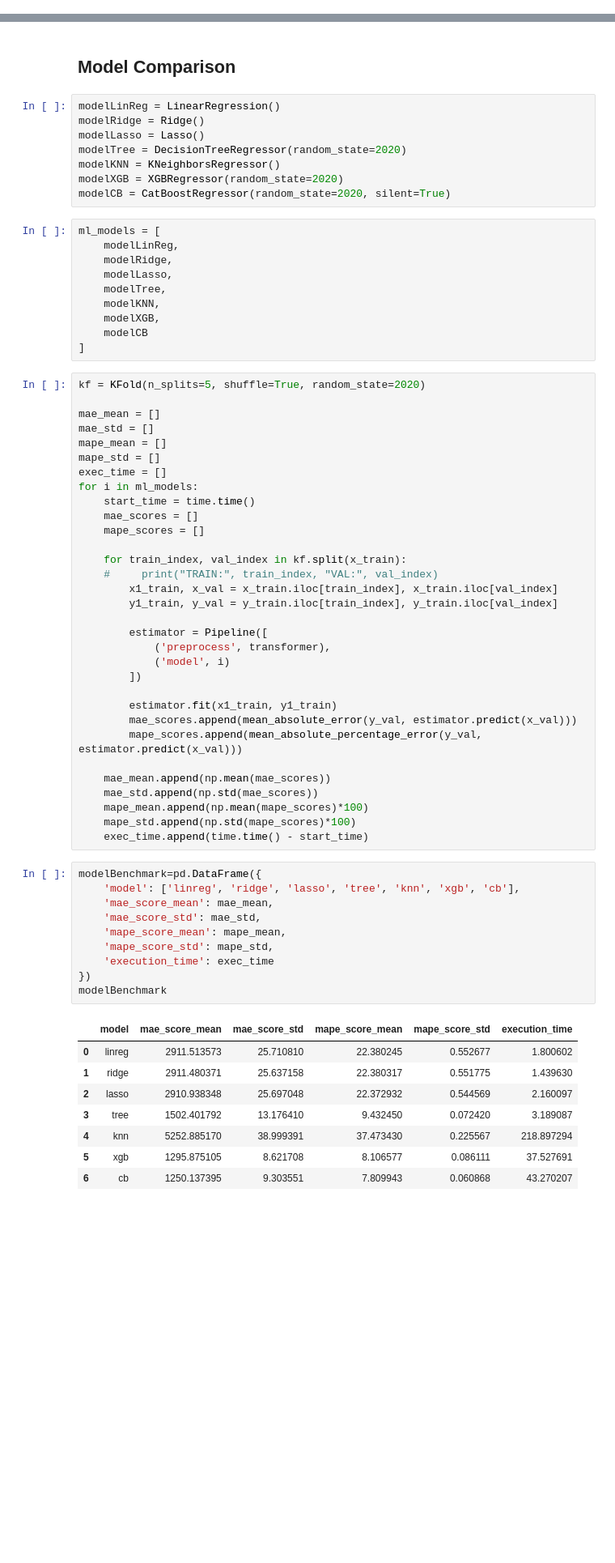
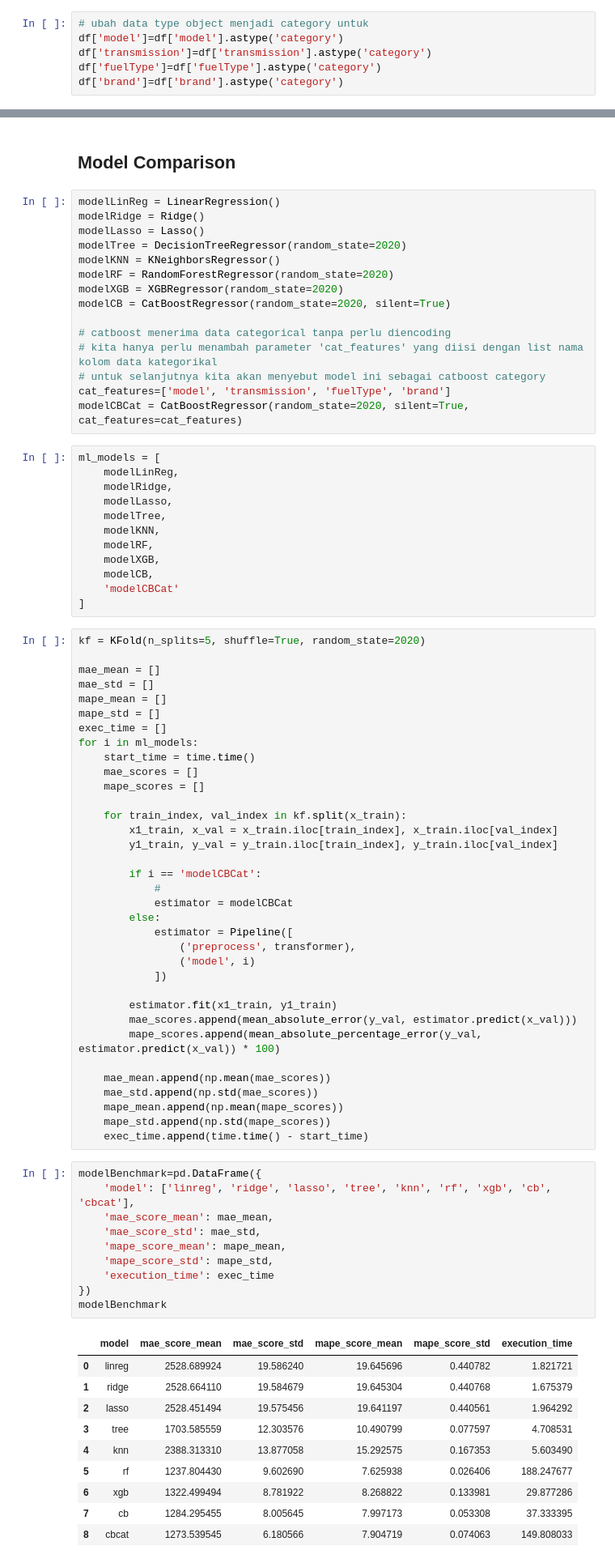
Before and after one commit to riensa/used_car_price_prediction, a Jupyter notebook: 02 Preprocessing.ipynb, the cells around one changed output, grey strips where cells are left out. Shown at 81% size. Saved outputs shown, nothing was run; the diff lists cells and outputs as text; blank space fills up the shorter version.

Commit message:
model benchmark

```diff
--- a/02 Preprocessing.ipynb
+++ b/02 Preprocessing.ipynb
@@ -267,0 +270,6 @@ transformer = ColumnTransformer([
+# %%
+# ubah data type object menjadi category untuk
+df['model']=df['model'].astype('category')
+df['transmission']=df['transmission'].astype('category')
+df['fuelType']=df['fuelType'].astype('category')
+df['brand']=df['brand'].astype('category')
@@ -284,8 +312,15 @@ modelRidge = Ridge()
 modelLasso = Lasso()
 modelTree = DecisionTreeRegressor(random_state=2020)
 modelKNN = KNeighborsRegressor()
+modelRF = RandomForestRegressor(random_state=2020)
 modelXGB = XGBRegressor(random_state=2020)
 modelCB = CatBoostRegressor(random_state=2020, silent=True)
+
+# catboost menerima data categorical tanpa perlu diencoding
+# kita hanya perlu menambah parameter 'cat_features' yang diisi dengan list nama kolom data kategorikal
+# untuk selanjutnya kita akan menyebut model ini sebagai catboost category
+cat_features=['model', 'transmission', 'fuelType', 'brand']
+modelCBCat = CatBoostRegressor(random_state=2020, silent=True, cat_features=cat_features)
 # %%
 ml_models = [
     modelLinReg,
@@ -293,8 +328,10 @@ ml_models = [
     modelLasso,
     modelTree,
     modelKNN,
+    modelRF,
     modelXGB,
-    modelCB
+    modelCB,
+    'modelCBCat'
 ]
 # %%
 kf = KFold(n_splits=5, shuffle=True, random_state=2020)
@@ -310,40 +347,45 @@ for i in ml_models:
     mape_scores = []
 
     for train_index, val_index in kf.split(x_train):
-    #     print("TRAIN:", train_index, "VAL:", val_index)
         x1_train, x_val = x_train.iloc[train_index], x_train.iloc[val_index]
         y1_train, y_val = y_train.iloc[train_index], y_train.iloc[val_index]
 
-        estimator = Pipeline([
-            ('preprocess', transformer),
-            ('model', i)
-        ])
+        if i == 'modelCBCat':
+            #
+            estimator = modelCBCat
+        else:
+            estimator = Pipeline([
+                ('preprocess', transformer),
+                ('model', i)
+            ])
 
         estimator.fit(x1_train, y1_train)
         mae_scores.append(mean_absolute_error(y_val, estimator.predict(x_val)))
-        mape_scores.append(mean_absolute_percentage_error(y_val, estimator.predict(x_val)))
+        mape_scores.append(mean_absolute_percentage_error(y_val, estimator.predict(x_val)) * 100)
 
     mae_mean.append(np.mean(mae_scores))
     mae_std.append(np.std(mae_scores))
-    mape_mean.append(np.mean(mape_scores)*100)
-    mape_std.append(np.std(mape_scores)*100)
+    mape_mean.append(np.mean(mape_scores))
+    mape_std.append(np.std(mape_scores))
     exec_time.append(time.time() - start_time)
 # %%
 modelBenchmark=pd.DataFrame({
-    'model': ['linreg', 'ridge', 'lasso', 'tree', 'knn', 'xgb', 'cb'],
+    'model': ['linreg', 'ridge', 'lasso', 'tree', 'knn', 'rf', 'xgb', 'cb', 'cbcat'],
     'mae_score_mean': mae_mean,
     'mae_score_std': mae_std,
     'mape_score_mean': mape_mean,
     'mape_score_std': mape_std,
     'execution_time': exec_time
 })
 modelBenchmark
 # %% [output]
 |  | model | mae_score_mean | mae_score_std | mape_score_mean | mape_score_std | execution_time |
-| 0 | linreg | 2911.513573 | 25.710810 | 22.380245 | 0.552677 | 1.800602 |
-| 1 | ridge | 2911.480371 | 25.637158 | 22.380317 | 0.551775 | 1.439630 |
-| 2 | lasso | 2910.938348 | 25.697048 | 22.372932 | 0.544569 | 2.160097 |
-| 3 | tree | 1502.401792 | 13.176410 | 9.432450 | 0.072420 | 3.189087 |
-| 4 | knn | 5252.885170 | 38.999391 | 37.473430 | 0.225567 | 218.897294 |
-| 5 | xgb | 1295.875105 | 8.621708 | 8.106577 | 0.086111 | 37.527691 |
-| 6 | cb | 1250.137395 | 9.303551 | 7.809943 | 0.060868 | 43.270207 |
+| 0 | linreg | 2528.689924 | 19.586240 | 19.645696 | 0.440782 | 1.821721 |
+| 1 | ridge | 2528.664110 | 19.584679 | 19.645304 | 0.440768 | 1.675379 |
+| 2 | lasso | 2528.451494 | 19.575456 | 19.641197 | 0.440561 | 1.964292 |
+| 3 | tree | 1703.585559 | 12.303576 | 10.490799 | 0.077597 | 4.708531 |
+| 4 | knn | 2388.313310 | 13.877058 | 15.292575 | 0.167353 | 5.603490 |
+| 5 | rf | 1237.804430 | 9.602690 | 7.625938 | 0.026406 | 188.247677 |
+| 6 | xgb | 1322.499494 | 8.781922 | 8.268822 | 0.133981 | 29.877286 |
+| 7 | cb | 1284.295455 | 8.005645 | 7.997173 | 0.053308 | 37.333395 |
+| 8 | cbcat | 1273.539545 | 6.180566 | 7.904719 | 0.074063 | 149.808033 |
```
Also changed, not shown: parts of 7 cells of this notebook.
